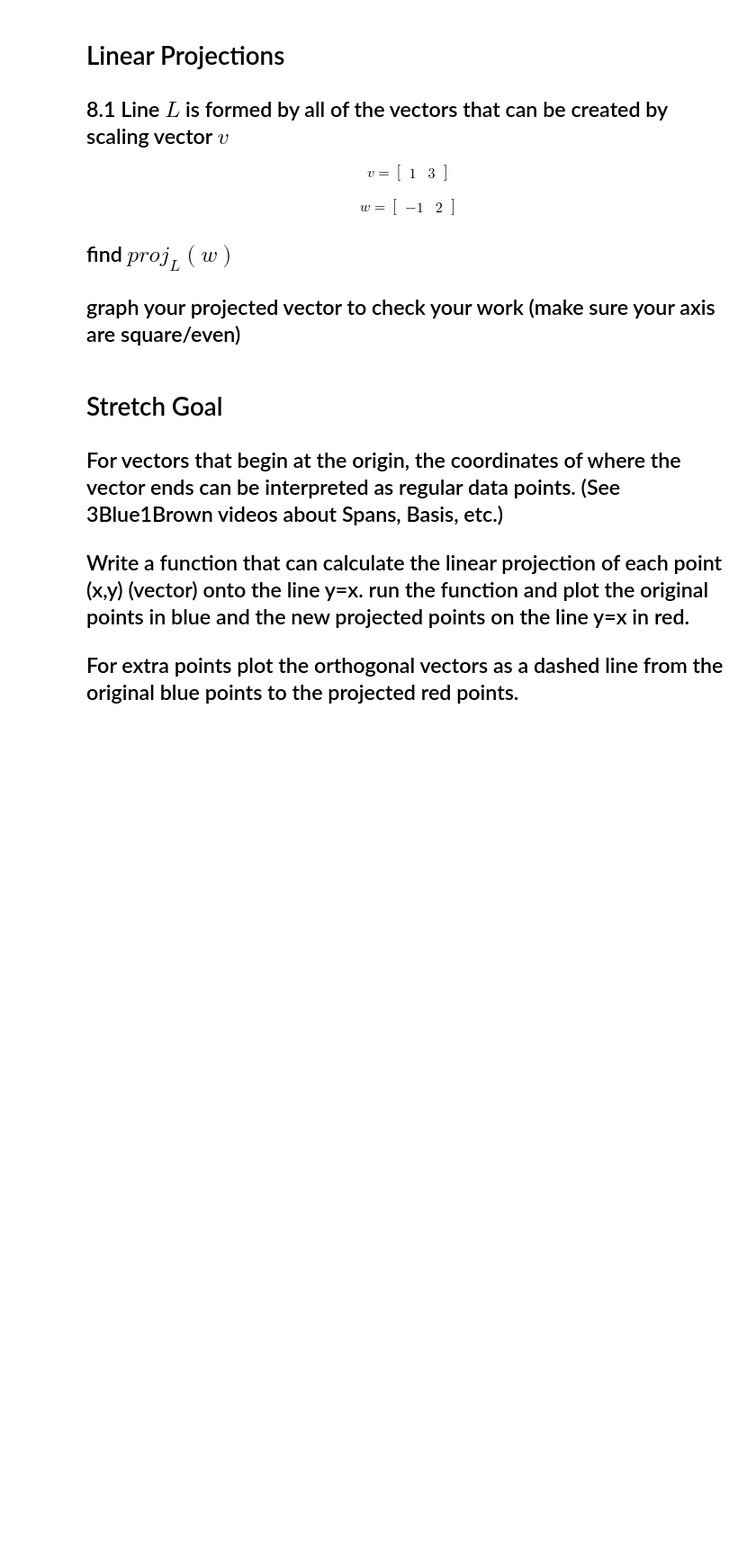
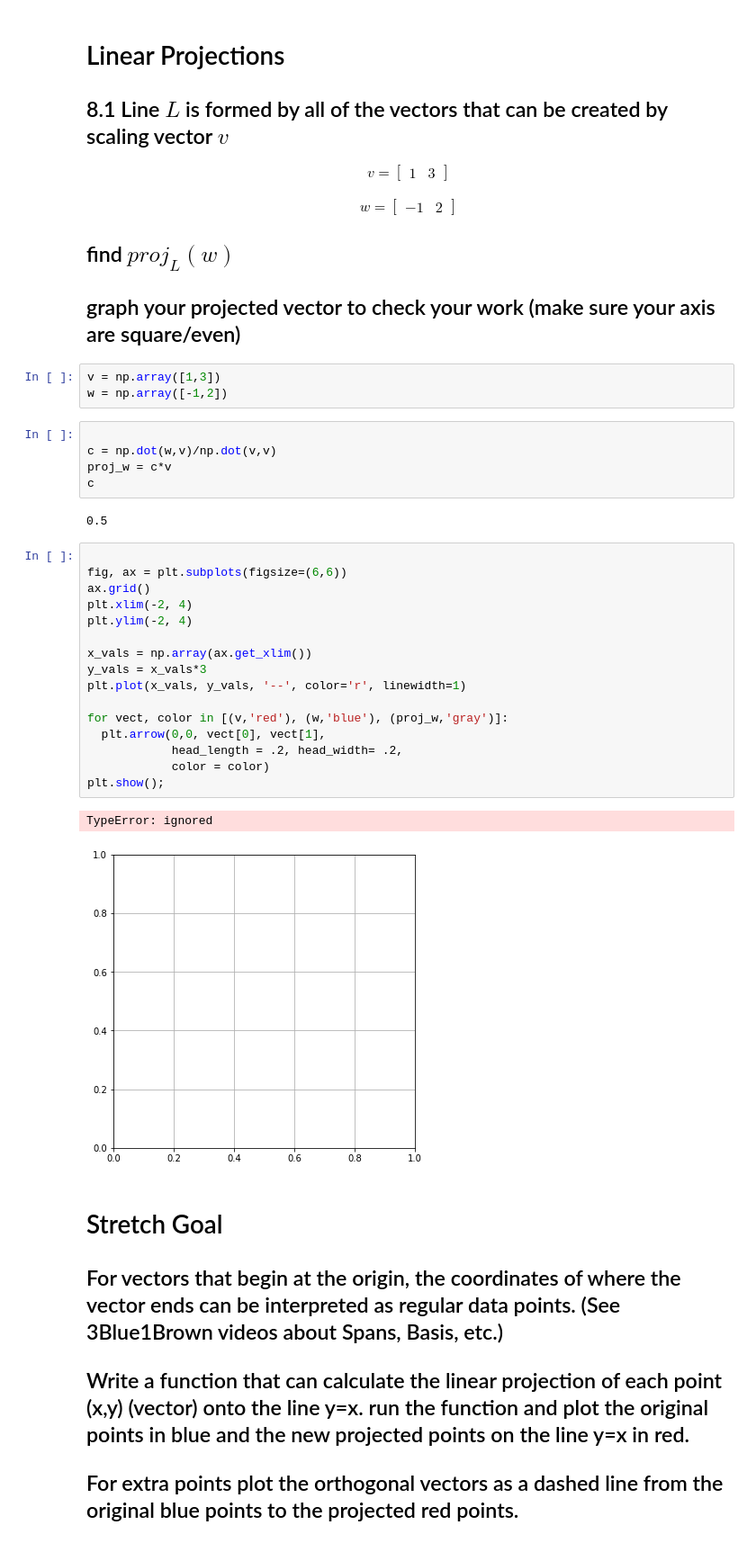
Before and after one commit to JoshuaHaga/DS-Unit-1-Sprint-3-Linear-Algebra, a Jupyter notebook: module2-intermediate-linear-algebra/LS_DS_132_Intermediate_Linear_Algebra_Assignment.ipynb, the cells around one changed output. Shown at 90% size. Drawn from its saved outputs; the diff is of its cells as text; blank space fills up the shorter version.

```diff
--- a/module2-intermediate-linear-algebra/LS_DS_132_Intermediate_Linear_Algebra_Assignment.ipynb
+++ b/module2-intermediate-linear-algebra/LS_DS_132_Intermediate_Linear_Algebra_Assignment.ipynb
@@ -339,6 +367,35 @@ w = \begin{bmatrix} -1 & 2 \end{bmatrix}
 ## find $proj_{L}(w)$
 
 ## graph your projected vector to check your work (make sure your axis are square/even)
+# %%
+v = np.array([1,3])
+w = np.array([-1,2])
+# %%
+
+c = np.dot(w,v)/np.dot(v,v)
+proj_w = c*v
+c
+# %% [output]
+0.5
+# %%
+
+fig, ax = plt.subplots(figsize=(6,6))
+ax.grid()
+plt.xlim(-2, 4)
+plt.ylim(-2, 4)
+
+x_vals = np.array(ax.get_xlim())
+y_vals = x_vals*3
+plt.plot(x_vals, y_vals, '--', color='r', linewidth=1)
+
+for vect, color in [(v,'red'), (w,'blue'), (proj_w,'gray')]:
+  plt.arrow(0,0, vect[0], vect[1],
+            head_length = .2, head_width= .2,
+            color = color)
+plt.show();
+# %% [output]
+TypeError: ignored
+[figure, added]
 # %% [markdown]
 # Stretch Goal
 
```
Also changed, not shown: parts of 6 cells of this notebook.
